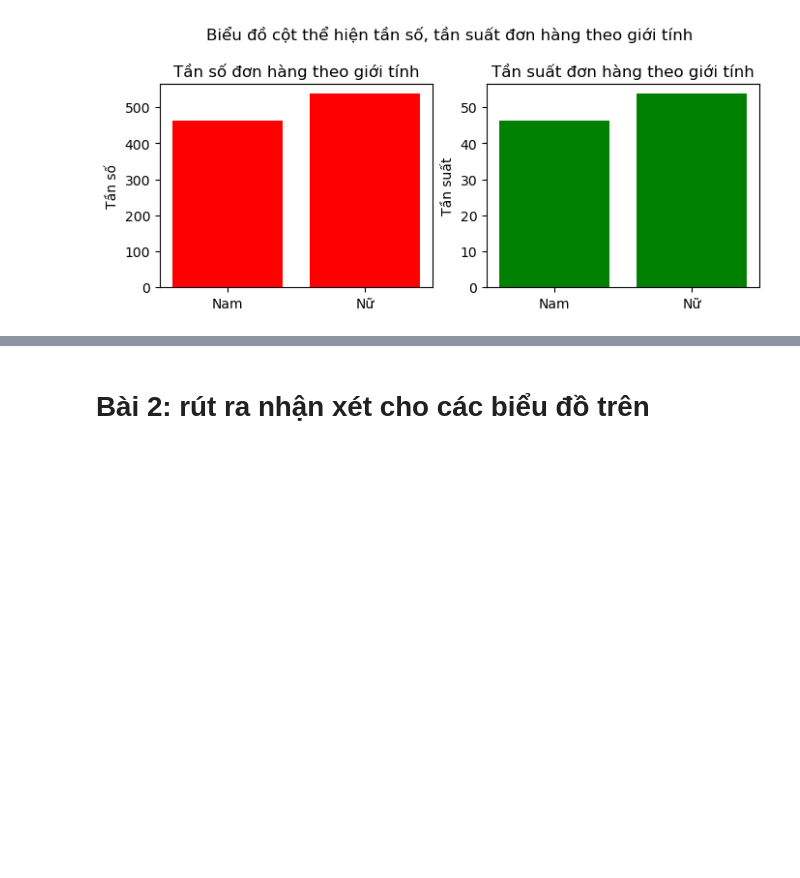
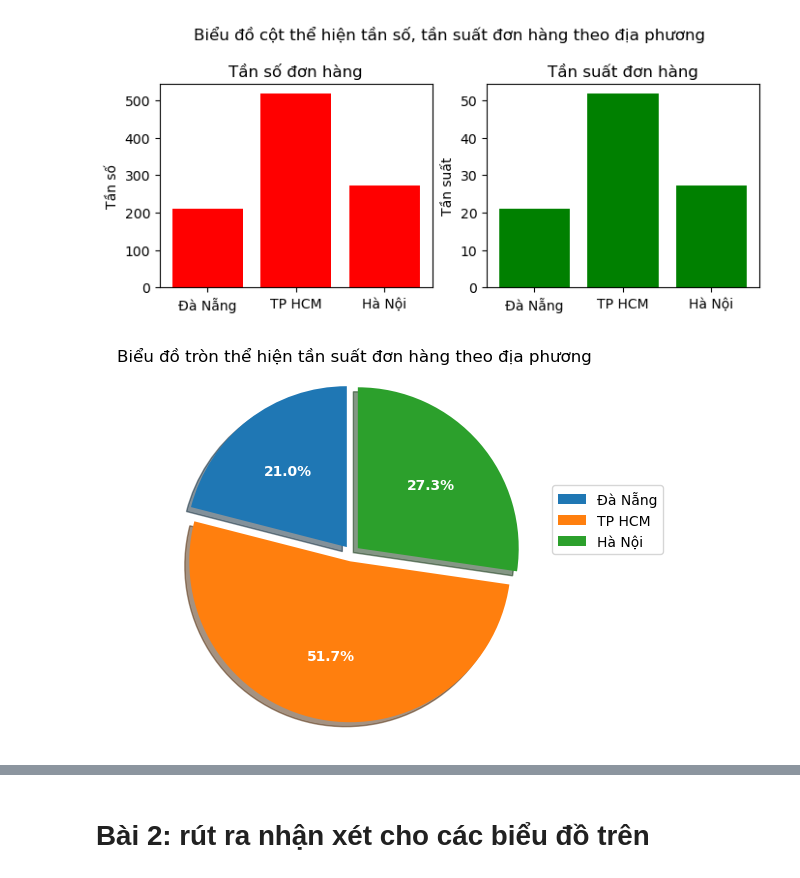
Before and after one commit to nguyenminhthuy/da-course-cybersoft, a Jupyter notebook: DA08_Wk4-2_NguyenMinhThuy.ipynb, the cells around one changed output, grey strips where cells are left out. Saved outputs shown, nothing was run; the diff lists cells and outputs as text; code cells hidden in the pictures; blank space fills up the shorter version.

```diff
--- a/DA08_Wk4-2_NguyenMinhThuy.ipynb
+++ b/DA08_Wk4-2_NguyenMinhThuy.ipynb
@@ -8,7 +8,7 @@ import numpy as np
 # %%
 ds_thanhpho_csv = []
 ds_gioitinh_csv = []
-ds_tongdon_csv = []
+ds_tongGTDH_csv = []
 ds_rating_csv = []
 
 with open("data/sale_data_vn.csv", mode='r', encoding='utf-8') as f:
@@ -18,7 +18,7 @@ with open("data/sale_data_vn.csv", mode='r', encoding='utf-8') as f:
     for row in reader:
         ds_thanhpho_csv.append(row[2])
         ds_gioitinh_csv.append(row[4])
-        ds_tongdon_csv.append(row[10])
+        ds_tongGTDH_csv.append(row[10])
         ds_rating_csv.append(row[14])
 # %%
 def thongKe(ds_TuFileCSV, ds_ThongKe):
@@ -61,20 +41,43 @@ plt.show()
-# %%
-ds_gioitinh_thongke = list(set(ds_gioitinh_csv))
-ds_tanSo_gt, ds_tanSuat_gt = thongKe(ds_gioitinh_csv, ds_gioitinh_thongke)
-
-fig = plt.figure(figsize=(8,6))
-
-ax1 = fig.add_subplot(2,2,1)
-ax1.bar(x=ds_gioitinh_thongke, height=ds_tanSo_gt, color="red")
-ax1.title.set_text("Tần số đơn hàng theo giới tính")
-ax1.set_ylabel("Tần số")
-
-ax2 = fig.add_subplot(2,2,2)
-ax2.bar(x=ds_gioitinh_thongke, height=ds_tanSuat_gt, color="green")
-ax2.title.set_text("Tần suất đơn hàng theo giới tính")
-ax2.set_ylabel("Tần suất")
-
-fig.suptitle("Biểu đồ cột thể hiện tần số, tần suất đơn hàng theo giới tính")
-plt.show()
-# %% [output]
-[figure, removed]
+# %%
+def ve_BieuDoCot(x1, h1, x2, h2, title):
+    fig = plt.figure(figsize=(8,6))
+
+    ax1 = fig.add_subplot(2,2,1)
+    ax1.bar(x=x1, height=h1, color="red")
+    ax1.title.set_text("Tần số đơn hàng")
+    ax1.set_ylabel("Tần số")
+
+    ax2 = fig.add_subplot(2,2,2)
+    ax2.bar(x=x2, height=h2, color="green")
+    ax2.title.set_text("Tần suất đơn hàng")
+    ax2.set_ylabel("Tần suất")
+
+    fig.suptitle(title)
+    plt.show()
+# %%
+def ve_BieuDoTron(sizes, labels, title_gt):
+    fig1, ax1 = plt.subplots()
+    ax1.pie(sizes,
+            autopct='%.1f%%',
+            explode=[0.05]*len(labels),
+            textprops={'color':"w", 'weight':'bold'},
+            shadow = True,
+            startangle=90,
+           )
+
+    ax1.axis('equal')
+    ax1.legend(labels, loc=[0.9,0.5])
+    plt.title(title_gt)
+    plt.show()
+# %%
+ds_thanhpho_thongke = list(set(ds_thanhpho_csv))
+ds_tanSo_dp, ds_tanSuat_dp = thongKe(ds_thanhpho_csv, ds_thanhpho_thongke)
+
+title_dp1 = "Biểu đồ cột thể hiện tần số, tần suất đơn hàng theo địa phương"
+ve_BieuDoCot(ds_thanhpho_thongke, ds_tanSo_dp, ds_thanhpho_thongke, ds_tanSuat_dp, title_dp1)
+
+title_dp2 = "Biểu đồ tròn thể hiện tần suất đơn hàng theo địa phương"
+ve_BieuDoTron(ds_tanSuat_dp, ds_thanhpho_thongke, title_dp2)
+# %% [output]
+[figure, added]
+[figure, added]
```
Also changed, not shown: parts of 10 cells of this notebook, 1 other file.
